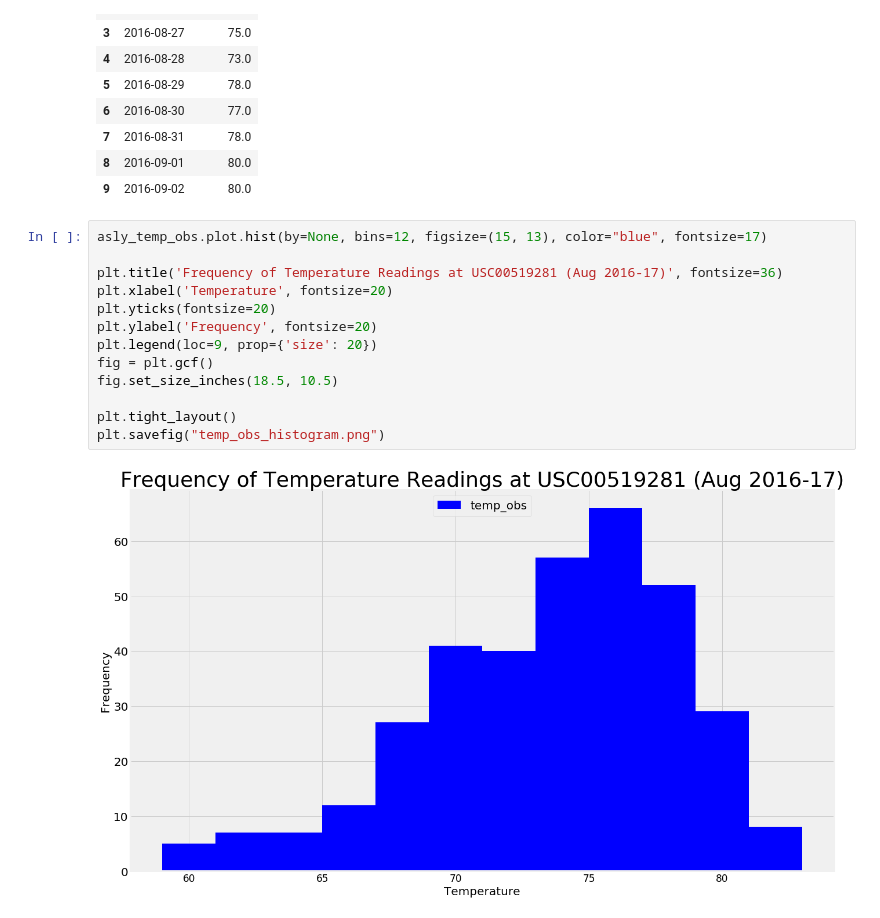
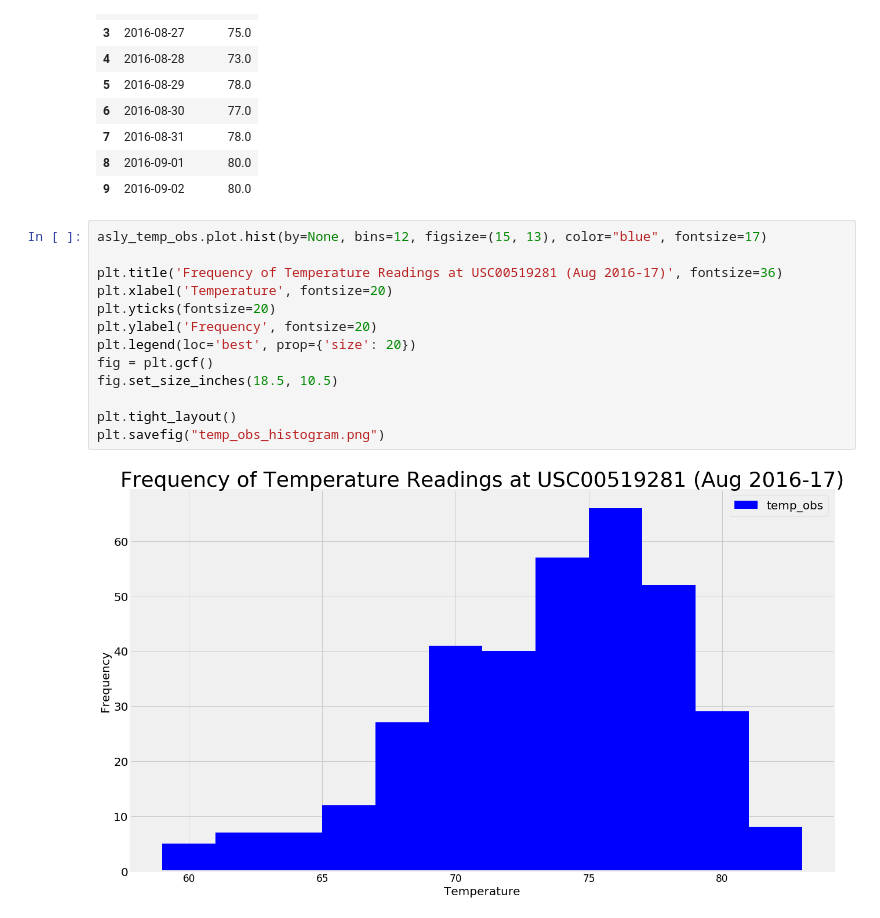
Before and after one commit to srmonteiro/DS_Bootcamp_HW, a Jupyter notebook: Monteiro_wk11_ADSR_Climate_Surf/Monteiro_wk11_ADSR_SurfWeather.ipynb, the cells around one changed output. Saved outputs shown, nothing was run; the diff lists cells and outputs as text.

```diff
--- a/Monteiro_wk11_ADSR_Climate_Surf/Monteiro_wk11_ADSR_SurfWeather.ipynb
+++ b/Monteiro_wk11_ADSR_Climate_Surf/Monteiro_wk11_ADSR_SurfWeather.ipynb
@@ -395,15 +397,15 @@ Pandas says:
 # %%
 asly_temp_obs.plot.hist(by=None, bins=12, figsize=(15, 13), color="blue", fontsize=17)
 
 plt.title('Frequency of Temperature Readings at USC00519281 (Aug 2016-17)', fontsize=36)
 plt.xlabel('Temperature', fontsize=20)
 plt.yticks(fontsize=20)
 plt.ylabel('Frequency', fontsize=20)
-plt.legend(loc=9, prop={'size': 20})
+plt.legend(loc='best', prop={'size': 20})
 fig = plt.gcf()
 fig.set_size_inches(18.5, 10.5)
 
 plt.tight_layout()
 plt.savefig("temp_obs_histogram.png")
 # %% [output]
-[figure, old version]
+[figure, new version]
```
Also changed, not shown: parts of 13 cells of this notebook, 2 other files.
